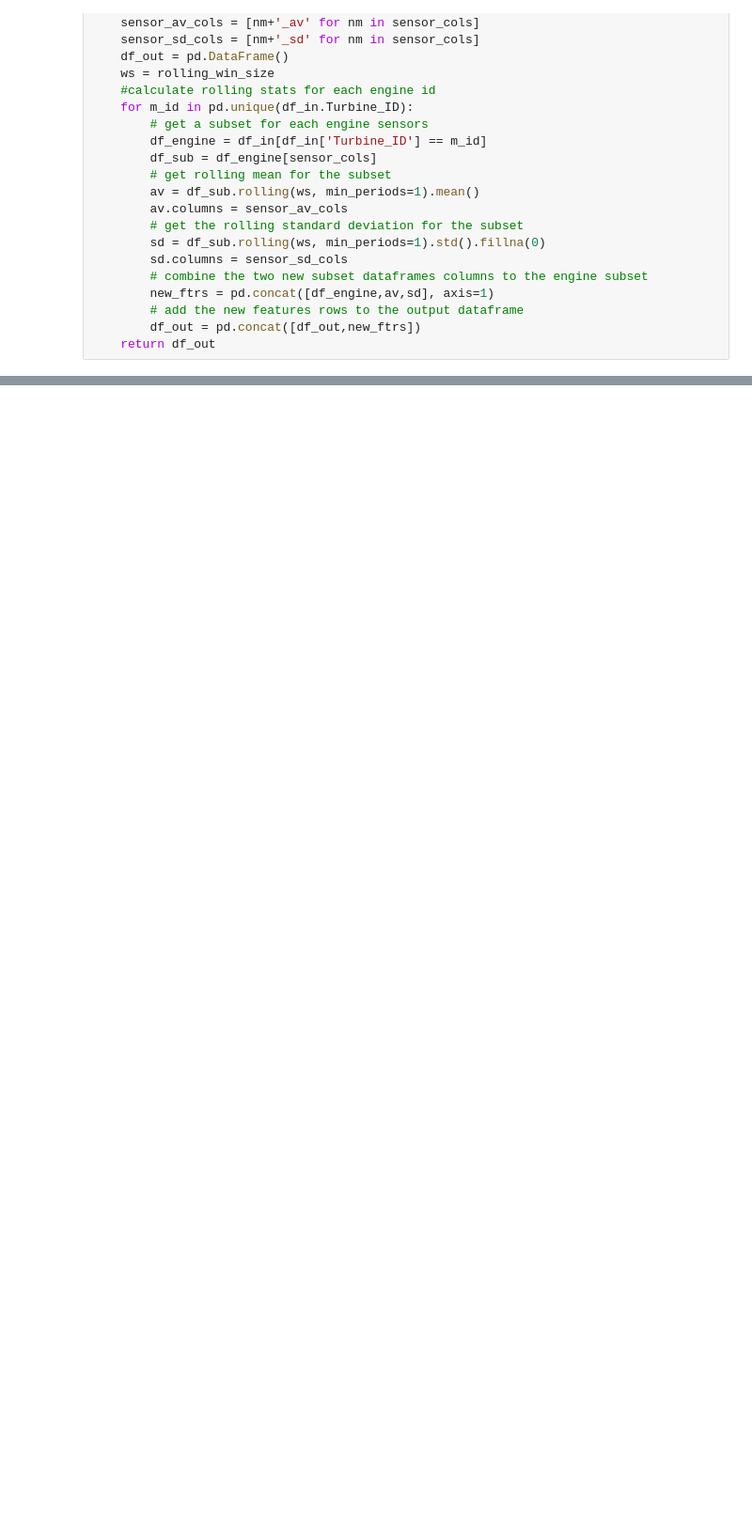
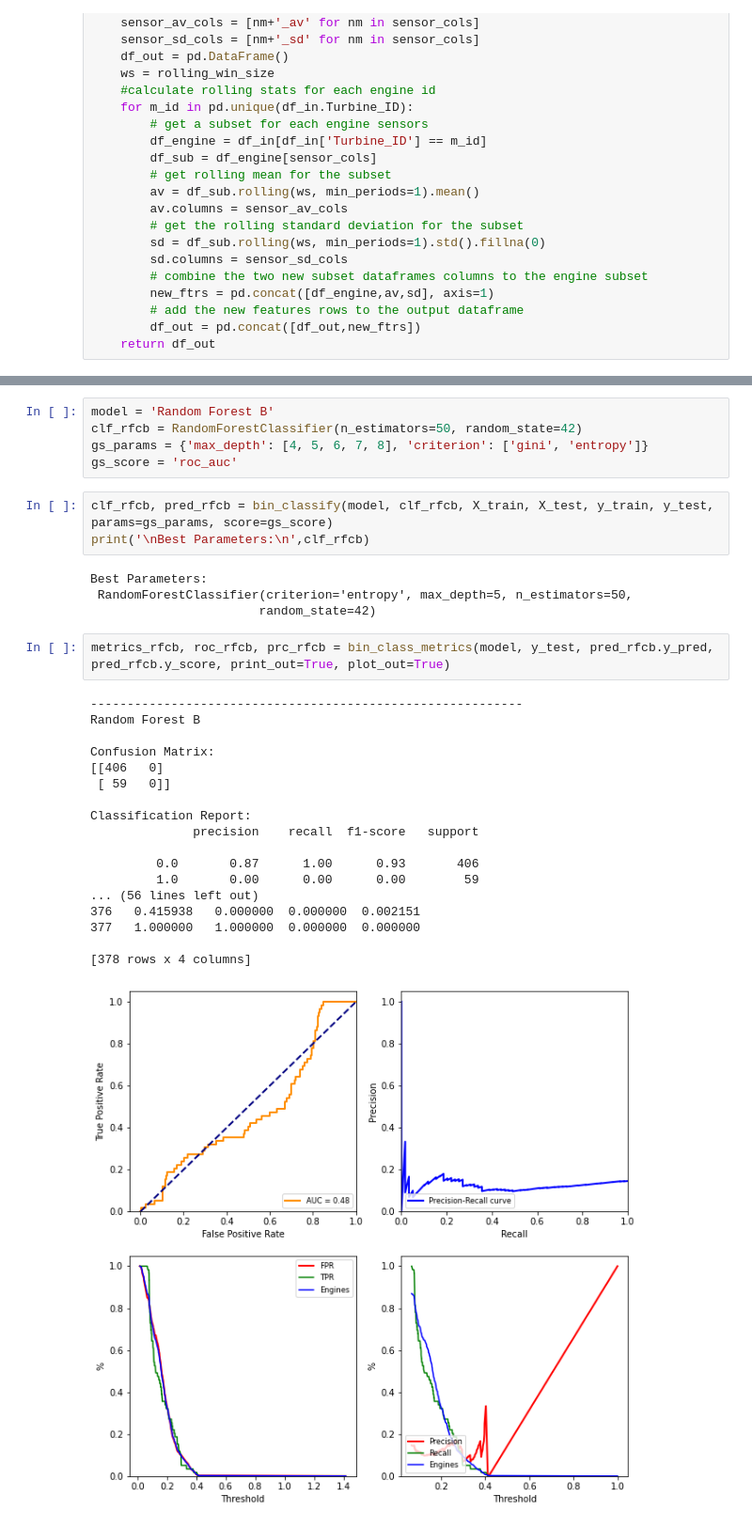
Before and after one commit to RicardoJPedro82/wmillfailprev, a Jupyter notebook: notebooks/models.ipynb, the cells around one changed output, grey strips where cells are left out. Shown: that part at 94% size. Cells and saved outputs as stored; diff of their text form; blank space fills up the shorter version.

```diff
--- a/notebooks/models.ipynb
+++ b/notebooks/models.ipynb
@@ -147,0 +509,33 @@ X_train, X_test = scale(temp_train, temp_test)
+# %%
+model = 'Random Forest B'
+clf_rfcb = RandomForestClassifier(n_estimators=50, random_state=42)
+gs_params = {'max_depth': [4, 5, 6, 7, 8], 'criterion': ['gini', 'entropy']}
+gs_score = 'roc_auc'
+# %%
+clf_rfcb, pred_rfcb = bin_classify(model, clf_rfcb, X_train, X_test, y_train, y_test, params=gs_params, score=gs_score)
+print('\nBest Parameters:\n',clf_rfcb)
+# %% [output]
+Best Parameters:
+ RandomForestClassifier(criterion='entropy', max_depth=5, n_estimators=50,
+                       random_state=42)
+# %%
+metrics_rfcb, roc_rfcb, prc_rfcb = bin_class_metrics(model, y_test, pred_rfcb.y_pred, pred_rfcb.y_score, print_out=True, plot_out=True)
+# %% [output]
+-----------------------------------------------------------
+Random Forest B
+
+Confusion Matrix:
+[[406   0]
+ [ 59   0]]
+
+Classification Report:
+              precision    recall  f1-score   support
+
+         0.0       0.87      1.00      0.93       406
+         1.0       0.00      0.00      0.00        59
+... (56 lines left out)
+376   0.415938   0.000000  0.000000  0.002151
+377   1.000000   1.000000  0.000000  0.000000
+
+[378 rows x 4 columns]
+[figure, added]
```
Also changed, not shown: parts of 24 cells of this notebook, 1 other file.
